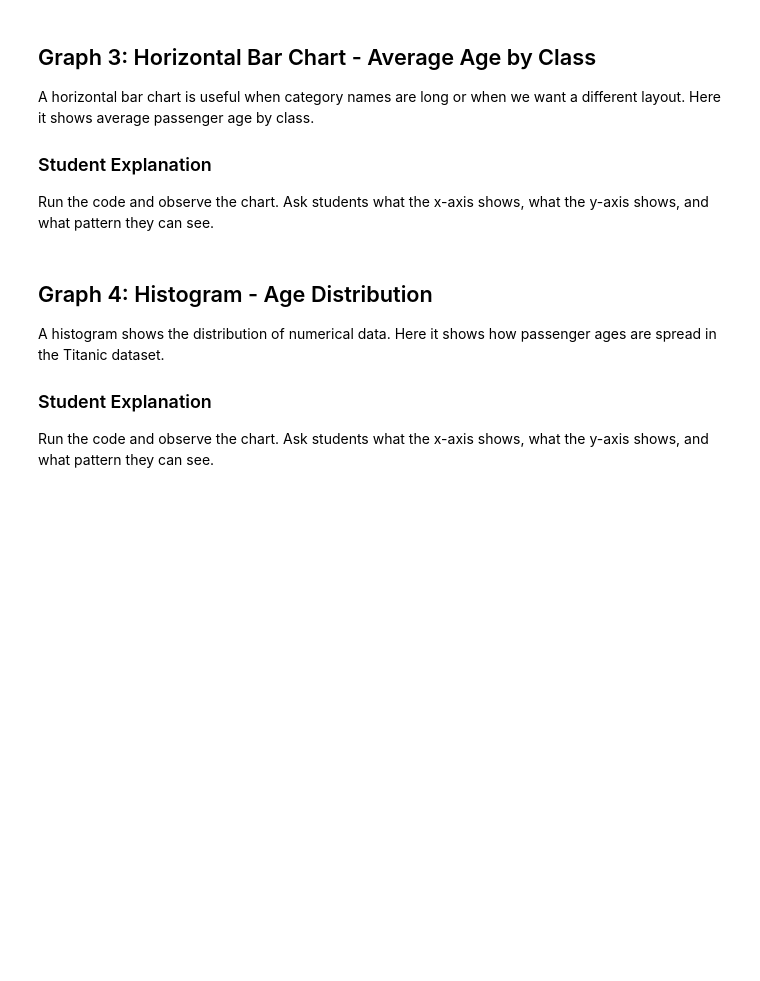
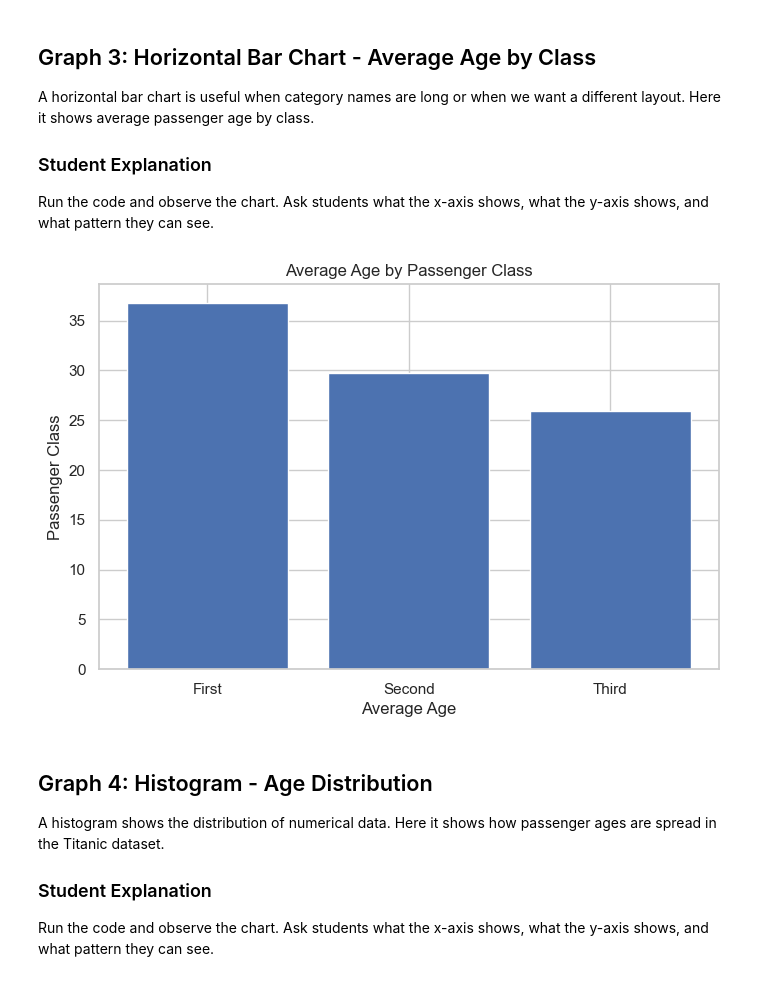
Before and after one commit to Zeeshan5932/Minhaj-solutions, a Jupyter notebook: Machine Learning/Matplotlib/01_Matplotlib.ipynb, the cells around one changed output. Drawn from its saved outputs; the diff is of its cells as text; code cells hidden in the pictures; blank space fills up the shorter version.

```diff
--- a/Machine Learning/Matplotlib/01_Matplotlib.ipynb
+++ b/Machine Learning/Matplotlib/01_Matplotlib.ipynb
@@ -119,12 +288,14 @@ Run the code and observe the chart. Ask students what the x-axis shows, what the
 # %%
 avg_age_class = df_clean.groupby('class')['age'].mean()
 
 plt.figure(figsize=(8,5))
-plt.barh(avg_age_class.index.astype(str), avg_age_class.values)
+plt.bar(avg_age_class.index.astype(str), avg_age_class.values)
 plt.title('Average Age by Passenger Class')
 plt.xlabel('Average Age')
 plt.ylabel('Passenger Class')
 plt.show()
+# %% [output]
+[figure, added]
 # %% [markdown]
 ## Graph 4: Histogram - Age Distribution
 
```
Also changed, not shown: parts of 52 cells of this notebook, 2 other files.
